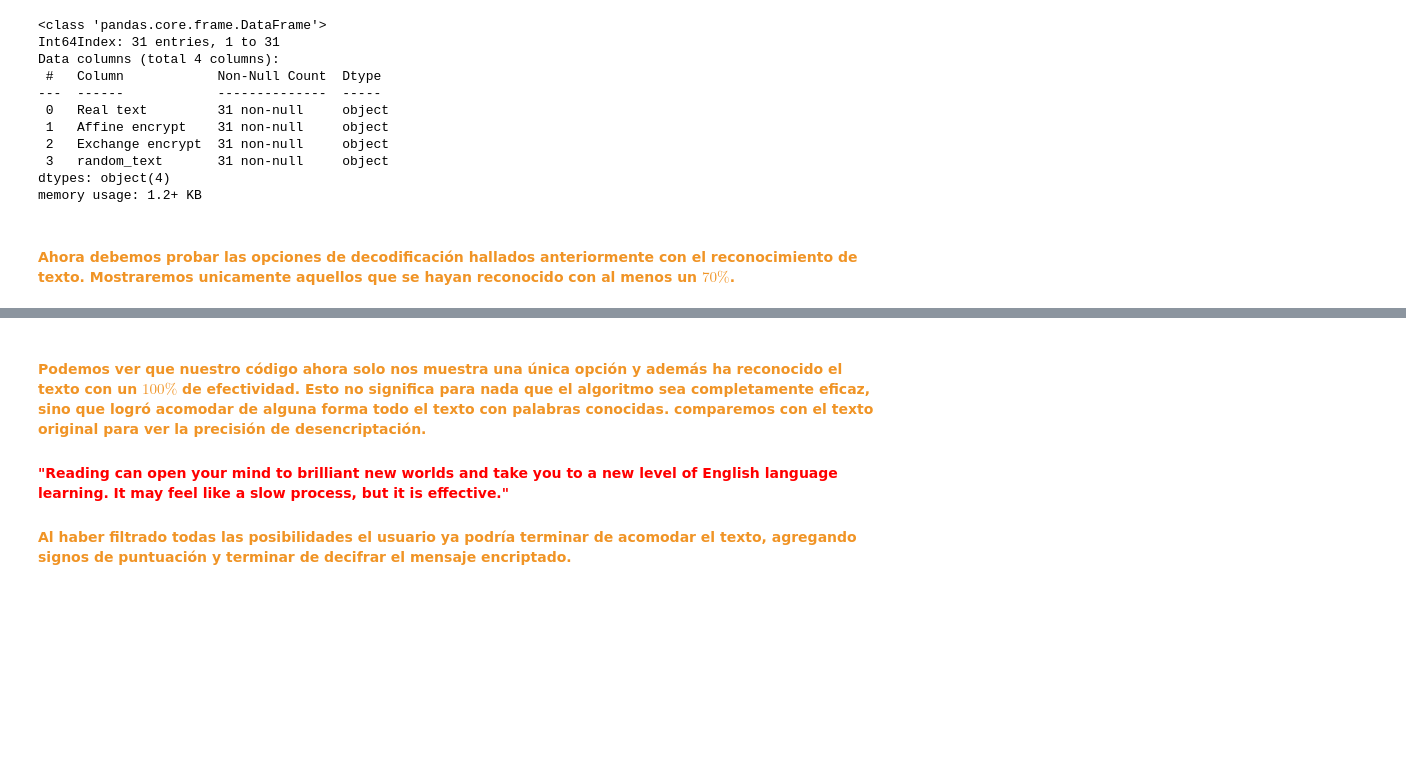
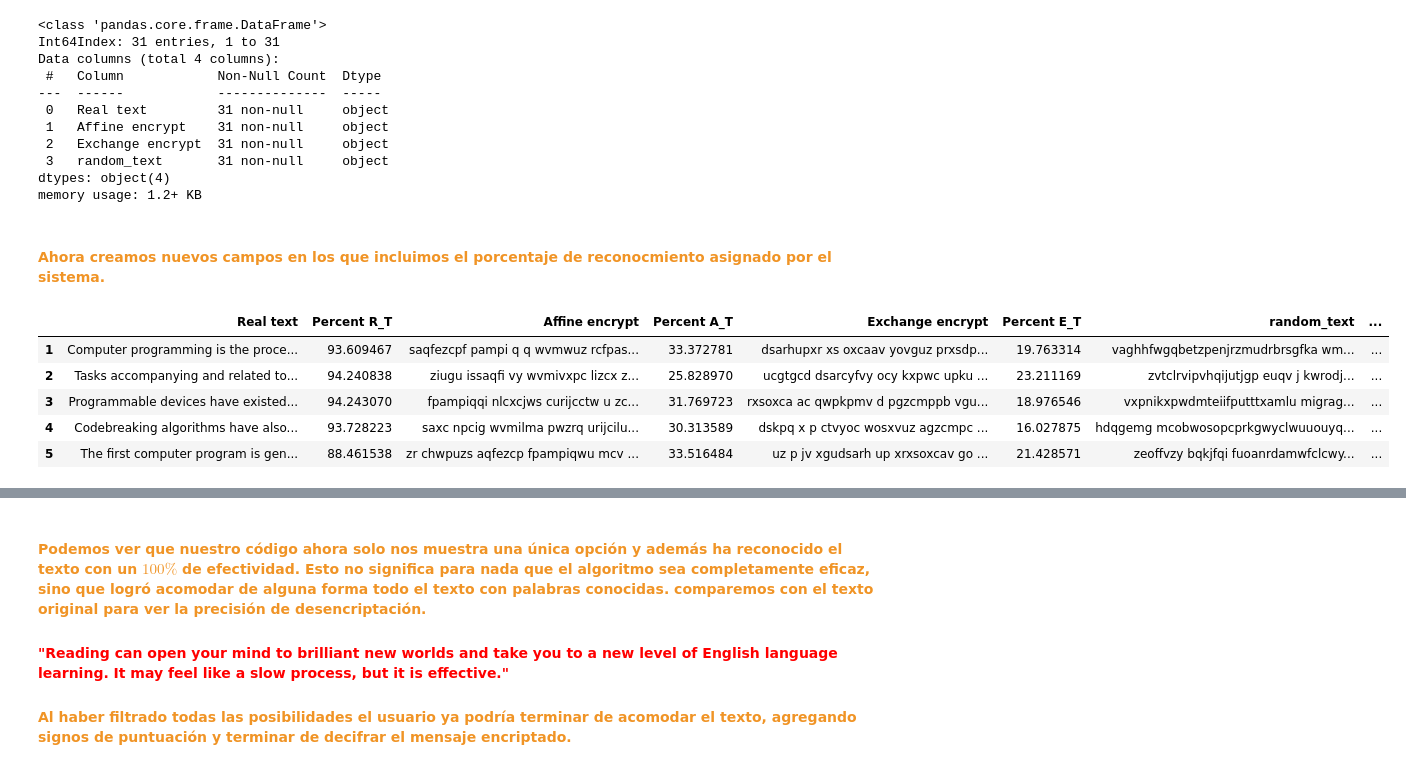
Before and after one commit to ivanc998/IN-Portfolio, a Jupyter notebook: Project-Decrypt/Scripts/Decrypt.ipynb, the cells around one changed output, grey strips where cells are left out. Drawn from its saved outputs; the diff is of its cells as text; code cells hidden in the pictures; blank space fills up the shorter version.

```diff
--- a/Project-Decrypt/Scripts/Decrypt.ipynb
+++ b/Project-Decrypt/Scripts/Decrypt.ipynb
@@ -366,6 +385,30 @@ Data columns (total 4 columns):
  3   random_text       31 non-null     object
 dtypes: object(4)
 memory usage: 1.2+ KB
-# %% [markdown]
-<h4><font color =#F09426>
-Ahora debemos probar las opciones de decodificación hallados anteriormente con el reconocimiento de texto. Mostraremos unicamente aquellos que se hayan reconocido con al menos un $70\%$. </font></h4>
+# %% [markdown]
+<h4><font color =#F09426>Ahora creamos nuevos campos en los que incluimos el porcentaje de reconocmiento asignado por el sistema. </font></h4>
+# %%
+real_texts = df_test['Real text']
+P_real_field = [percent_real_text(T, dfs)[0] for T in real_texts]
+df_test.insert(1, 'Percent R_T', P_real_field)
+
+affine_texts  = df_test['Affine encrypt']
+P_affine_field = [percent_real_text(T, dfs)[0] for T in affine_texts]
+df_test.insert(3, 'Percent A_T', P_affine_field)
+
+exchange_texts = df_test['Exchange encrypt']
+P_exchange_field = [percent_real_text(T, dfs)[0] for T in exchange_texts]
+df_test.insert(5, 'Percent E_T', P_exchange_field)
+
+random_texts = df_test['random_text']
+P_random_field = [percent_real_text(T, dfs)[0] for T in random_texts]
+df_test.insert(7, 'Percent RD_T', P_random_field)
+
+df_test.head(5)
+# %% [output]
+|  | Real text | Percent R_T | Affine encrypt | Percent A_T | Exchange encrypt | Percent E_T | random_text | ... |
+| 1 | Computer programming is the proce... | 93.609467 | saqfezcpf pampi q q wvmwuz rcfpas... | 33.372781 | dsarhupxr xs oxcaav yovguz prxsdp... | 19.763314 | vaghhfwgqbetzpenjrzmudrbrsgfka wm... | ... |
+| 2 | Tasks accompanying and related to... | 94.240838 | ziugu issaqfi vy wvmivxpc lizcx z... | 25.828970 | ucgtgcd dsarcyfvy ocy kxpwc upku ... | 23.211169 | zvtclrvipvhqijutjgp euqv j kwrodj... | ... |
+| 3 | Programmable devices have existed... | 94.243070 | fpampiqqi nlcxcjws curijcctw u zc... | 31.769723 | rxsoxca ac qwpkpmv d pgzcmppb vgu... | 18.976546 | vxpnikxpwdmteiifputttxamlu migrag... | ... |
+| 4 | Codebreaking algorithms have also... | 93.728223 | saxc npcig wvmilma pwzrq urijcilu... | 30.313589 | dskpq x p ctvyoc wosxvuz agzcmpc ... | 16.027875 | hdqgemg mcobwosopcprkgwyclwuuouyq... | ... |
+| 5 | The first computer program is gen... | 88.461538 | zr chwpuzs aqfezcp fpampiqwu mcv ... | 33.516484 | uz p jv xgudsarh up xrxsoxcav go ... | 21.428571 | zeoffvzy bqkjfqi fuoanrdamwfclcwy... | ... |
```
Also changed, not shown: parts of 11 cells of this notebook.
